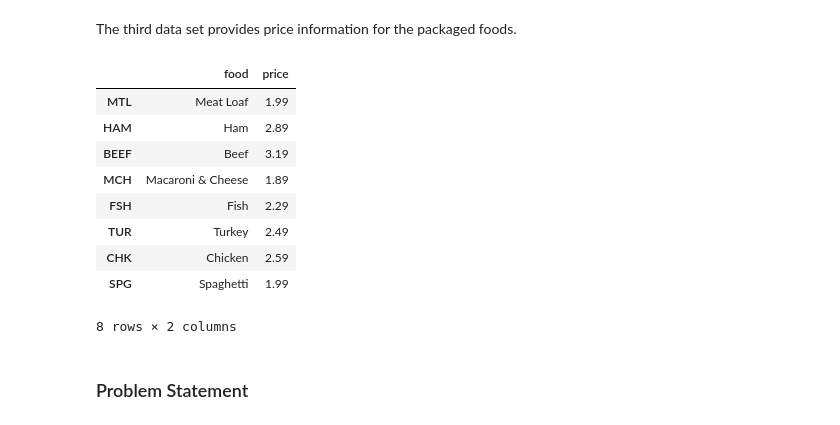
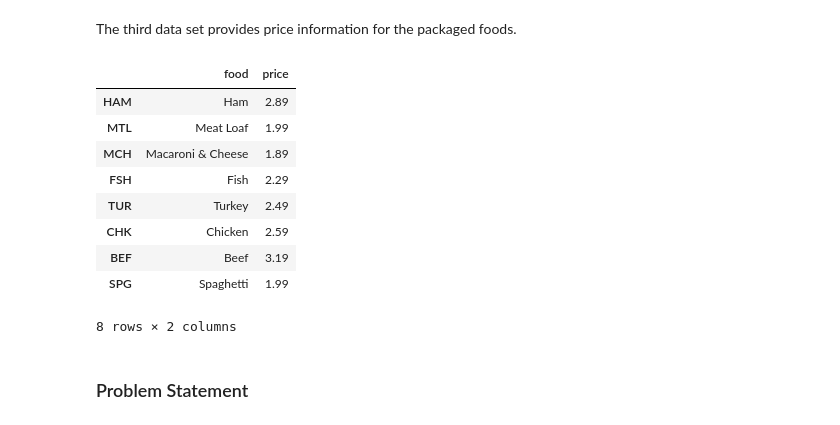
Before and after one commit to jckantor/ESTM60203, a Jupyter notebook: notebooks/Optimal Mixture and Blending Problems.ipynb, the cells around one changed output. Saved outputs shown, nothing was run; the diff lists cells and outputs as text; code cells hidden in the pictures.

```diff
--- a/notebooks/Optimal Mixture and Blending Problems.ipynb
+++ b/notebooks/Optimal Mixture and Blending Problems.ipynb
@@ -67,28 +58,25 @@ display(nutrition)
 # %% [markdown]
 The third data set provides price information for the packaged foods.
 # %%
-import pandas as pd
-
-price ={'BEEF': ['Beef', 3.19],
+price ={'BEF' : ['Beef', 3.19],
         'CHK' : ['Chicken', 2.59],
         'FSH' : ['Fish', 2.29],
         'HAM' : ['Ham', 2.89],
         'MCH' : ['Macaroni & Cheese', 1.89],
         'MTL' : ['Meat Loaf', 1.99],
         'SPG' : ['Spaghetti', 1.99],
         'TUR' : ['Turkey', 2.49]}
 
-price = pd.DataFrame(price.values(), index = price.keys(), columns = ['food','price'])
-display(price)
+display(pd.DataFrame(price.values(), index = price.keys(), columns = ['food','price']))
 # %% [output]
 |  | food | price |
+| HAM | Ham | 2.89 |
 | MTL | Meat Loaf | 1.99 |
-| HAM | Ham | 2.89 |
-| BEEF | Beef | 3.19 |
 | MCH | Macaroni & Cheese | 1.89 |
 | FSH | Fish | 2.29 |
 | TUR | Turkey | 2.49 |
 | CHK | Chicken | 2.59 |
+| BEF | Beef | 3.19 |
 | SPG | Spaghetti | 1.99 |
 8 rows × 2 columns
 # %% [markdown]
```
Also changed, not shown: parts of 52 cells of this notebook, 2 other files.
